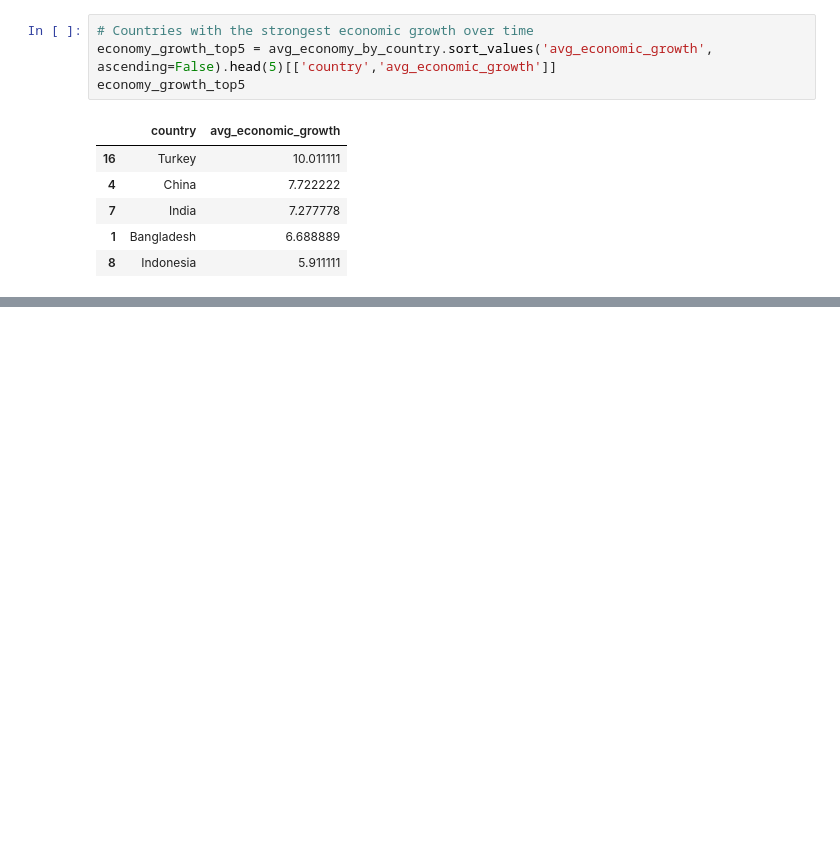
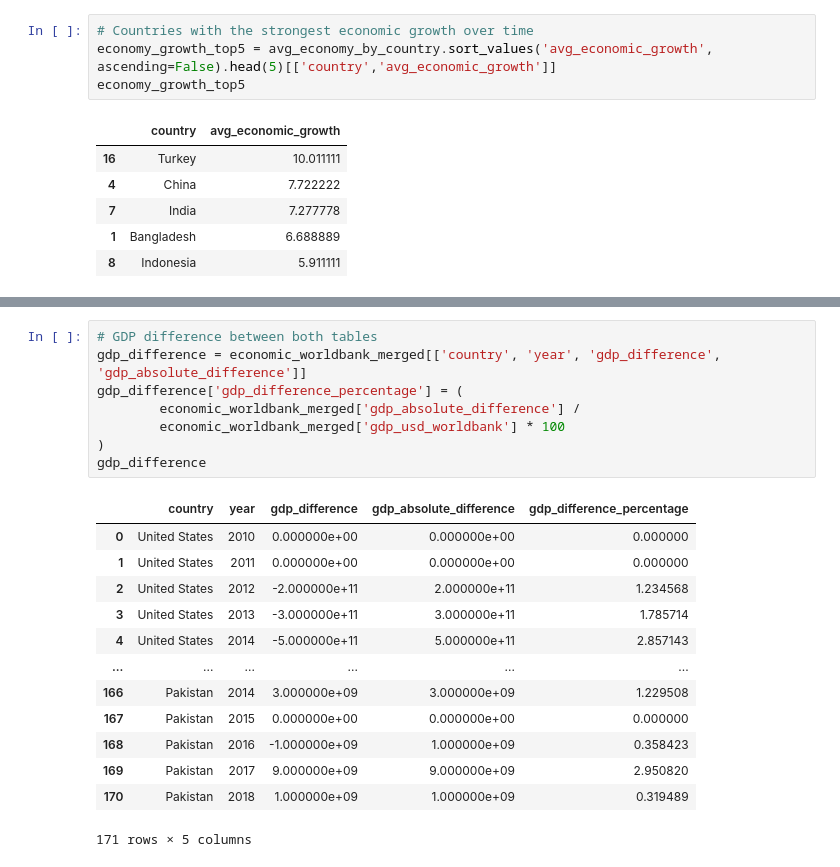
Before and after one commit to Enarb1/interv, a Jupyter notebook: notebooks/task03.ipynb, the cells around one changed output, grey strips where cells are left out. Drawn from its saved outputs; the diff is of its cells as text; blank space fills up the shorter version.

```diff
--- a/notebooks/task03.ipynb
+++ b/notebooks/task03.ipynb
@@ -1377,0 +1397,22 @@ economy_growth_top5
+# %%
+# GDP difference between both tables
+gdp_difference = economic_worldbank_merged[['country', 'year', 'gdp_difference', 'gdp_absolute_difference']]
+gdp_difference['gdp_difference_percentage'] = (
+        economic_worldbank_merged['gdp_absolute_difference'] /
+        economic_worldbank_merged['gdp_usd_worldbank'] * 100
+)
+gdp_difference
+# %% [output]
+|  | country | year | gdp_difference | gdp_absolute_difference | gdp_difference_percentage |
+| 0 | United States | 2010 | 0.000000e+00 | 0.000000e+00 | 0.000000 |
+| 1 | United States | 2011 | 0.000000e+00 | 0.000000e+00 | 0.000000 |
+| 2 | United States | 2012 | -2.000000e+11 | 2.000000e+11 | 1.234568 |
+| 3 | United States | 2013 | -3.000000e+11 | 3.000000e+11 | 1.785714 |
+| 4 | United States | 2014 | -5.000000e+11 | 5.000000e+11 | 2.857143 |
+| ... | ... | ... | ... | ... | ... |
+| 166 | Pakistan | 2014 | 3.000000e+09 | 3.000000e+09 | 1.229508 |
+| 167 | Pakistan | 2015 | 0.000000e+00 | 0.000000e+00 | 0.000000 |
+| 168 | Pakistan | 2016 | -1.000000e+09 | 1.000000e+09 | 0.358423 |
+| 169 | Pakistan | 2017 | 9.000000e+09 | 9.000000e+09 | 2.950820 |
+| 170 | Pakistan | 2018 | 1.000000e+09 | 1.000000e+09 | 0.319489 |
+171 rows × 5 columns
```
Also changed, not shown: parts of 10 cells of this notebook.
